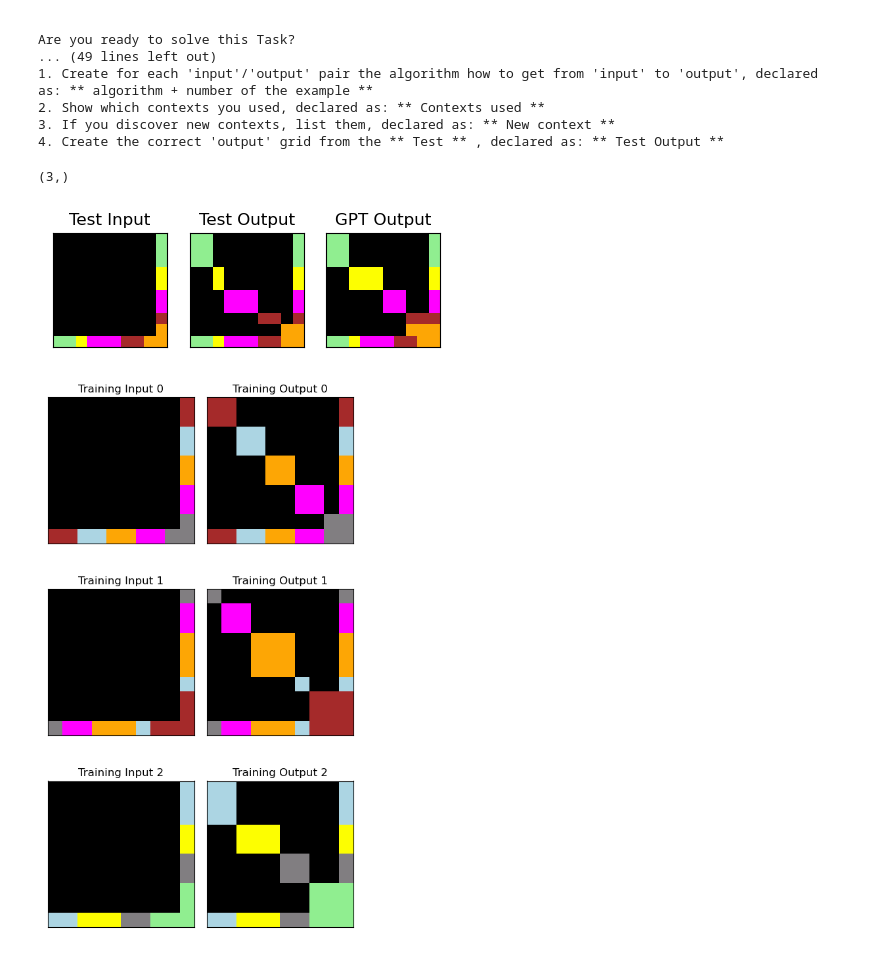
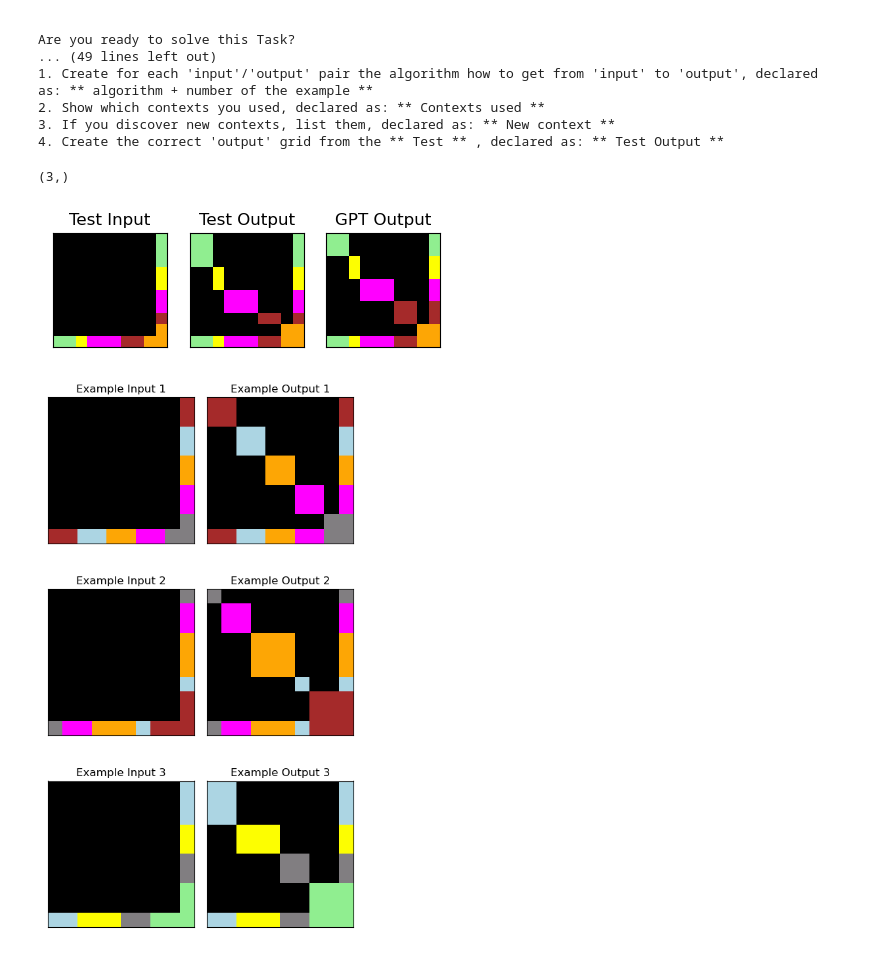
Before and after one commit to Yingrjimsch/edu.ai2, a Jupyter notebook: Pb06_ARC.ipynb, the cells around one changed output. Saved outputs shown, nothing was run; the diff lists cells and outputs as text; code cells hidden in the pictures.

```diff
--- a/Pb06_ARC.ipynb
+++ b/Pb06_ARC.ipynb
@@ -50,5 +74,5 @@ def plot_2d_grid(data):
 # %%
-folder = 'evaluation'
+folder = 'training'
 training_tasks = load_json_data(folder)
 # %%
 task_name = 'a406ac07'
@@ -73,14 +97,14 @@ Are you ready to solve this Task?
 3. If you discover new contexts, list them, declared as: ** New context **
 4. Create the correct 'output' grid from the ** Test ** , declared as: ** Test Output **
 # %%
-task['gpt_output'] =  [[3, 3, 0, 0, 0, 0, 0, 0, 0, 3], [3, 3, 0, 0, 0, 0, 0, 0, 0, 3], [3, 3, 0, 0, 0, 0, 0, 0, 0, 3], [0, 0, 4, 4, 4, 0, 0, 0, 0, 4], [0, 0, 4, 4, 4, 0, 0, 0, 0, 4], [0, 0, 0, 0, 0, 6, 6, 0, 0, 6], [0, 0, 0, 0, 0, 6, 6, 0, 0, 6], [0, 0, 0, 0, 0, 0, 0, 9, 9, 9], [0, 0, 0, 0, 0, 0, 0, 7, 7, 7], [3, 3, 4, 6, 6, 6, 9, 9, 7, 7]]
+task['gpt_output'] =  [[3, 3, 0, 0, 0, 0, 0, 0, 0, 3], [3, 3, 0, 0, 0, 0, 0, 0, 0, 3], [0, 0, 4, 0, 0, 0, 0, 0, 0, 4], [0, 0, 4, 0, 0, 0, 0, 0, 0, 4], [0, 0, 0, 6, 6, 6, 0, 0, 0, 6], [0, 0, 0, 6, 6, 6, 0, 0, 0, 6], [0, 0, 0, 0, 0, 0, 9, 9, 0, 9], [0, 0, 0, 0, 0, 0, 9, 9, 0, 9], [0, 0, 0, 0, 0, 0, 0, 0, 7, 7],[3, 3, 4, 6, 6, 6, 9, 9, 7, 7]]
 # json_task['gpt_output'] = None
 
 plot_2d_grid(task)
 # %% [output]
 (3,)
-[figure, old version]
+[figure, new version]
-[figure, old version]
+[figure, new version]
 # %%
 def getReferencePrompt(data):
     data['test'][0]['output'] = 'to_be_found'
```
Also changed, not shown: parts of 2 cells of this notebook.
